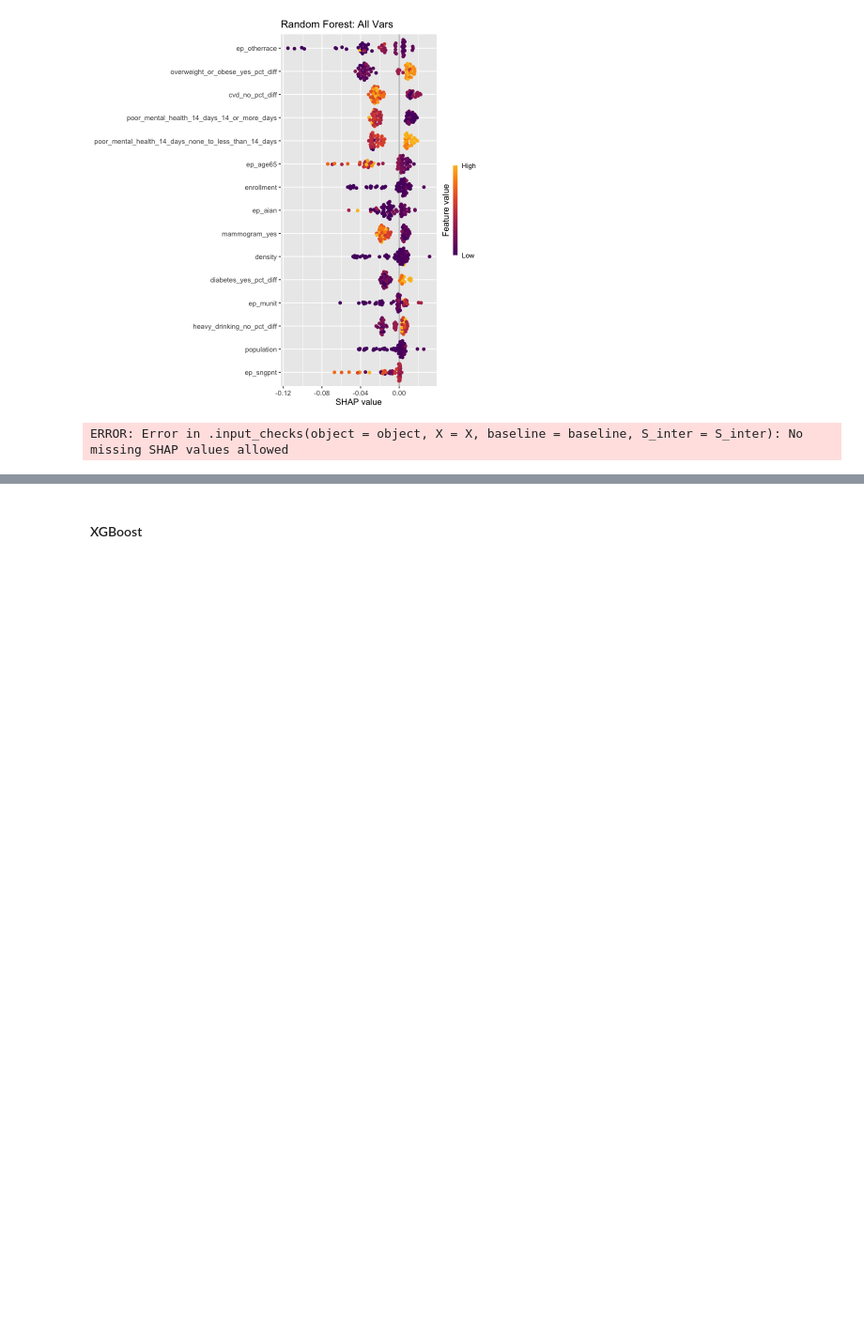
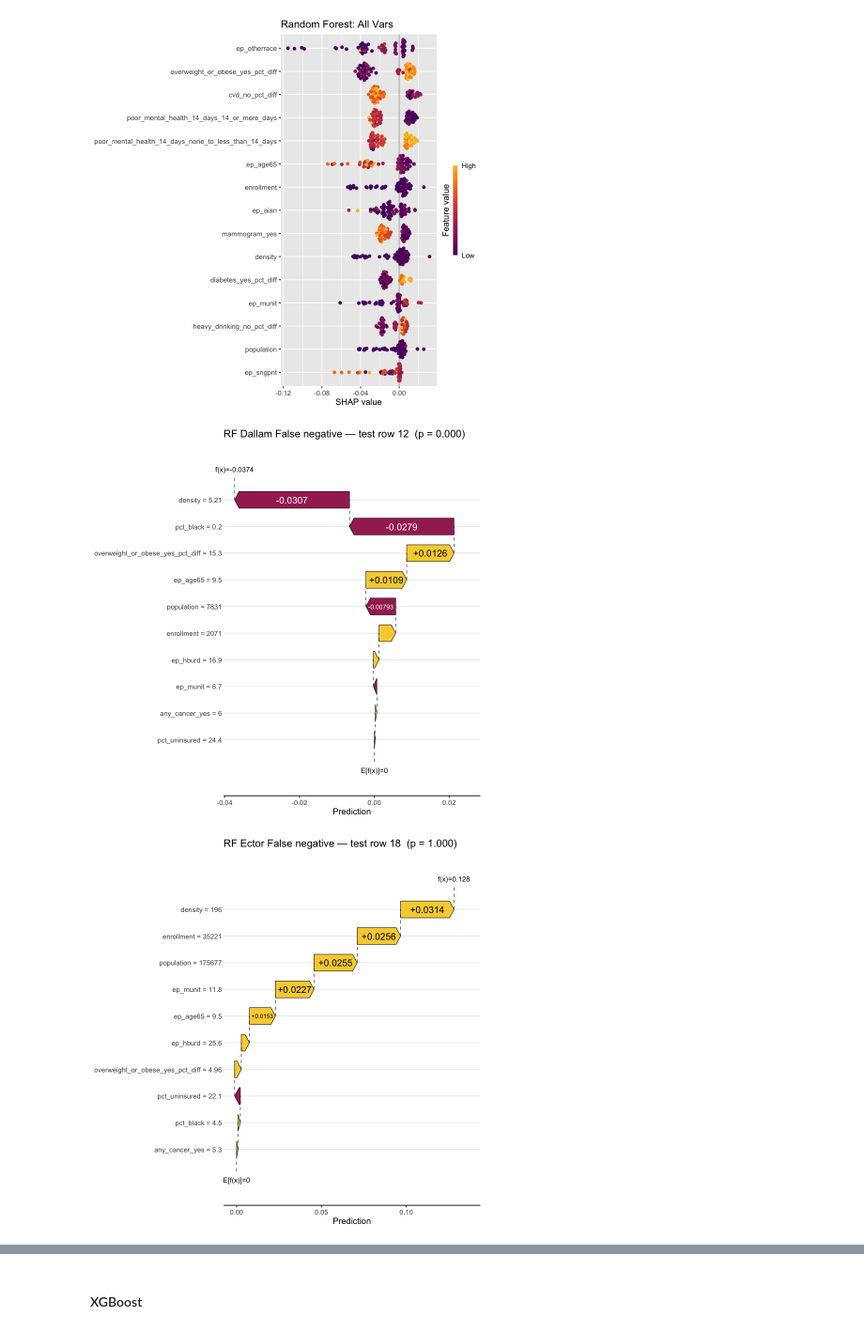
Before and after one commit to MuddORLab/Predicting-Measles-Outbreaks, a Jupyter notebook: 2026SU/classification_SHAPanalysis.ipynb, the cells around one changed output, grey strips where cells are left out. Shown at 94% size. Saved outputs shown, nothing was run; the diff lists cells and outputs as text; code cells hidden in the pictures; blank space fills up the shorter version.

```diff
--- a/2026SU/classification_SHAPanalysis.ipynb
+++ b/2026SU/classification_SHAPanalysis.ipynb
@@ -228,3 +228,7 @@ dtrain  <- xgb.DMatrix(data = X_train, label = y_train)
 dtest   <- xgb.DMatrix(data = X_test,  label = y_test)
 
 pred_xgb <- as.integer(predict(boost_model, dtest)>= cutoff_xgb)
+# %%
+# Converts the entire grid into one long basic vector
+vect <- as.vector(as.matrix(pred_rf))
+vect
@@ -263,18 +272,19 @@ sv_importance(shp_rf, kind = "beeswarm", max_display = 15) +
 [figure]
 [figure]
 # %%
-fn_ids <- which(y_test == 1 & as.integer(pred_rf) < cutoff)
+fn_ids <- which(y_test == 1 & vect < cutoff)
 
 vars <- c("enrollment", "overweight_or_obese_yes_pct_diff", "pct_black", "ep_munit", "ep_age65", "density", "any_cancer_yes", "population", "pct_uninsured", "ep_hburd")
 
 idx <- 1
 sv_waterfall(shp_rf[, vars], row_id = fn_ids[idx], max_display = 20) +
   ggtitle(sprintf("RF Dallam False negative — test row %d  (p = %.3f)", fn_ids[idx], pred_xgb[fn_ids[idx]]))
 
 sv_waterfall(shp_rf[, vars], row_id = fn_ids[2], max_display = 20) +
   ggtitle(sprintf("RF Ector False negative — test row %d  (p = %.3f)", fn_ids[2], pred_xgb[fn_ids[2]]))
 
-sv_waterfall(shp_rf[, vars], row_id = fn_ids[4], max_display = 20) +
-  ggtitle(sprintf("RF Lamar False negative — test row %d  (p = %.3f)", fn_ids[4], pred_xgb[fn_ids[4]]))
+sv_waterfall(shp_rf[, vars], row_id = fn_ids[3], max_display = 20) +
+  ggtitle(sprintf("RF Lamar False negative — test row %d  (p = %.3f)", fn_ids[3], pred_xgb[fn_ids[3]]))
 # %% [output]
-ERROR: Error in .input_checks(object = object, X = X, baseline = baseline, S_inter = S_inter): No missing SHAP values allowed
+[figure, added]
+[figure, added]
```
Also changed, not shown: parts of 8 cells of this notebook.
